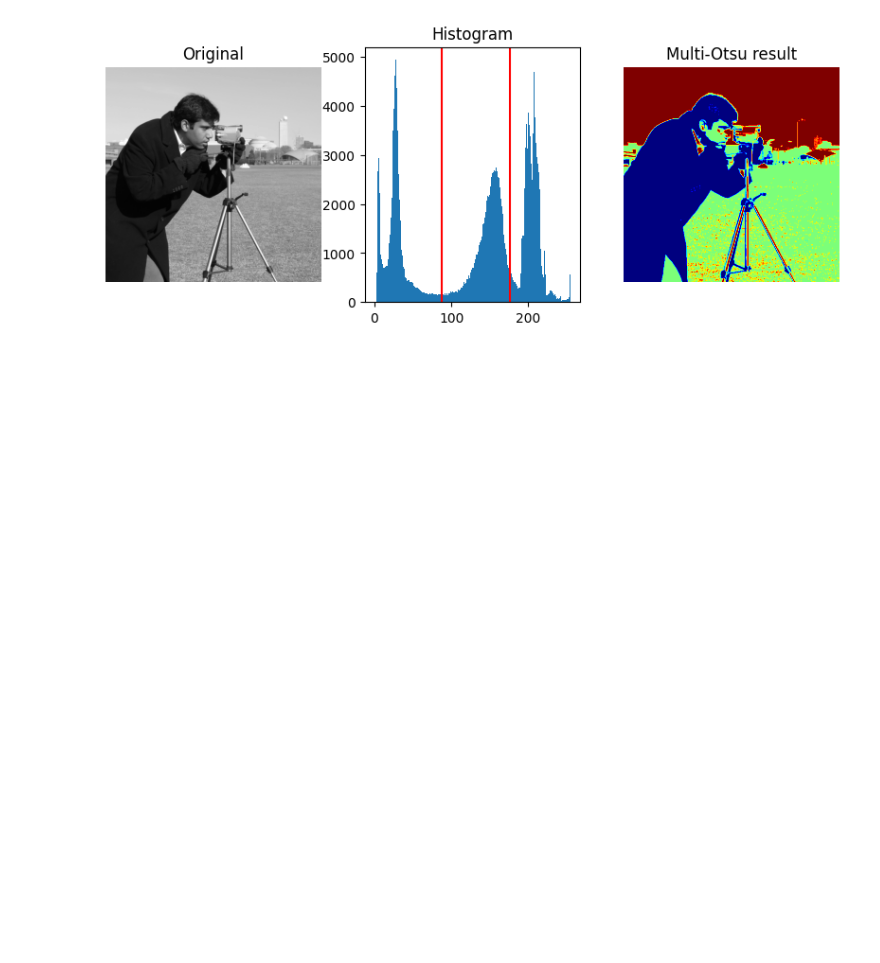
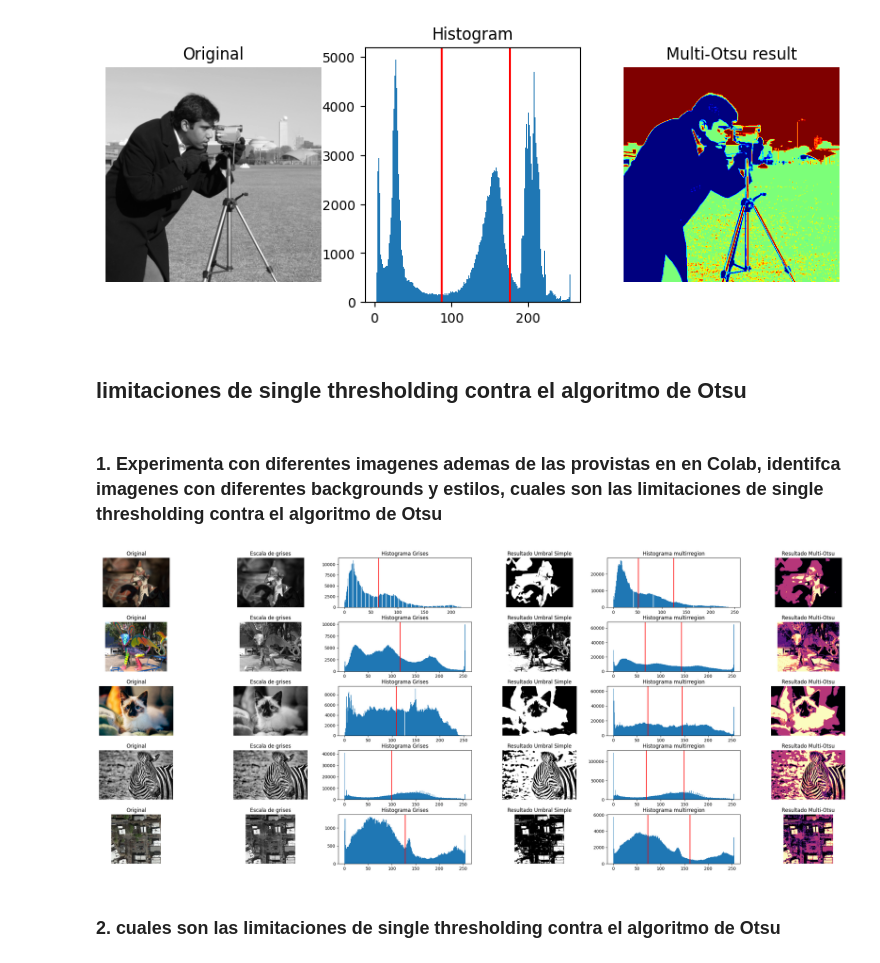
Before and after one commit to yeivillamil/Team30_CV, a Jupyter notebook: semana_9/9.4 Google Colab con algoritmo Otsu.ipynb, the cells around one changed output. Cells and saved outputs as stored; diff of their text form; code cells hidden in the pictures; blank space fills up the shorter version.

```diff
--- a/semana_9/9.4 Google Colab con algoritmo Otsu.ipynb
+++ b/semana_9/9.4 Google Colab con algoritmo Otsu.ipynb
@@ -181,3 +148,8 @@ plt.subplots_adjust()
 plt.show()
 # %% [output]
 [figure]
+# %% [markdown]
+
+## **limitaciones de single thresholding contra el algoritmo de Otsu**
+# %% [markdown]
+### 1. Experimenta con diferentes imagenes ademas de las provistas en en Colab, identifca imagenes con diferentes backgrounds y estilos, cuales son las limitaciones de single thresholding contra el algoritmo de Otsu
@@ -183,0 +210,19 @@ plt.show()
+# %%
+image_1 = imagen_desde_url("https://github.com/yeivillamil/Team30_CV/blob/main/data/semana_9/artesania.jpg?raw=true")
+image_2 = imagen_desde_url("https://github.com/yeivillamil/Team30_CV/blob/main/data/semana_2/alebrije.jpg?raw=true")
+image_3 = imagen_desde_url("https://github.com/yeivillamil/Team30_CV/blob/main/data/semana_2/kitty-baseline.jpg?raw=true")
+image_4 = imagen_desde_url("https://github.com/yeivillamil/Team30_CV/blob/main/data/semana_6/Cebra.jpg?raw=true")
+image_5 = imagen_desde_url("https://github.com/yeivillamil/Team30_CV/blob/main/data/semana_4/00038_sat.jpg?raw=true")
+# %%
+image_dict = { 'Artesania': image_1
+              ,'Alebrije': image_2
+              ,'Gatito': image_3
+              ,'Zebra': image_4
+              ,'Ortofoto': image_5
+              }
+
+otsu_vs_single(image_dict,34,13)
+# %% [output]
+[figure, added]
+# %% [markdown]
+### **2. cuales son las limitaciones de single thresholding contra el algoritmo de Otsu**
```
Also changed, not shown: parts of 4 cells of this notebook.
